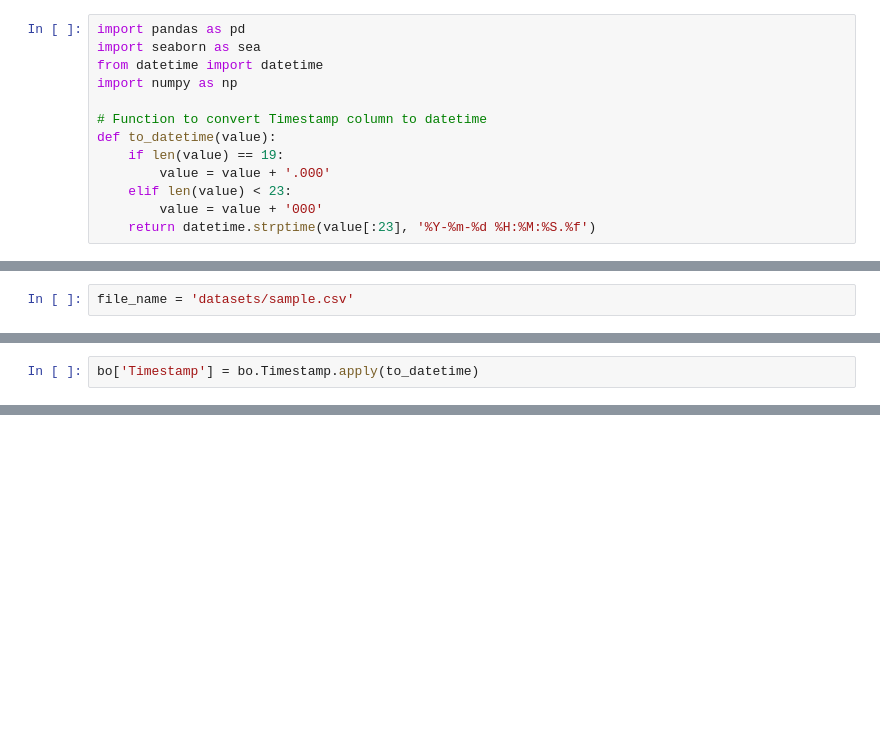
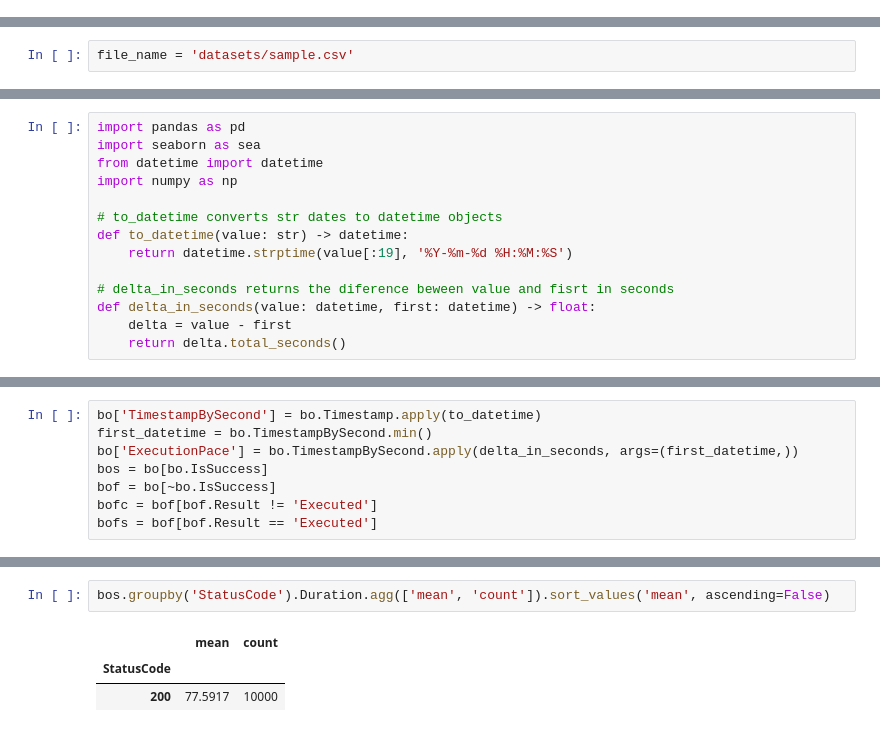
Before and after one commit to jjmrocha/beast-analytics, a Jupyter notebook: single-file.ipynb, the cells around one changed output, grey strips where cells are left out. Cells and saved outputs as stored; diff of their text form; blank space fills up the shorter version.

```diff
--- a/single-file.ipynb
+++ b/single-file.ipynb
@@ -1,13 +0,0 @@
-# %%
-import pandas as pd
-import seaborn as sea
-from datetime import datetime
-import numpy as np
-
-# Function to convert Timestamp column to datetime
-def to_datetime(value):
-    if len(value) == 19:
-        value = value + '.000'
-    elif len(value) < 23:
-        value = value + '000'
-    return datetime.strptime(value[:23], '%Y-%m-%d %H:%M:%S.%f')
@@ -15,0 +13,14 @@ file_name = 'datasets/sample.csv'
+# %%
+import pandas as pd
+import seaborn as sea
+from datetime import datetime
+import numpy as np
+
+# to_datetime converts str dates to datetime objects
+def to_datetime(value: str) -> datetime:
+    return datetime.strptime(value[:19], '%Y-%m-%d %H:%M:%S')
+
+# delta_in_seconds returns the diference beween value and fisrt in seconds
+def delta_in_seconds(value: datetime, first: datetime) -> float:
+    delta = value - first
+    return delta.total_seconds()
@@ -42,2 +67,0 @@ bo.sample(10)
-# %%
-bo['Timestamp'] = bo.Timestamp.apply(to_datetime)
@@ -76,0 +70,8 @@ TypeError: unsupported operand type(s) for *: 'Timestamp' and 'float'
+# %%
+bo['TimestampBySecond'] = bo.Timestamp.apply(to_datetime)
+first_datetime = bo.TimestampBySecond.min()
+bo['ExecutionPace'] = bo.TimestampBySecond.apply(delta_in_seconds, args=(first_datetime,))
+bos = bo[bo.IsSuccess]
+bof = bo[~bo.IsSuccess]
+bofc = bof[bof.Result != 'Executed']
+bofs = bof[bof.Result == 'Executed']
@@ -76,0 +97,6 @@ TypeError: unsupported operand type(s) for *: 'Timestamp' and 'float'
+# %%
+bos.groupby('StatusCode').Duration.agg(['mean', 'count']).sort_values('mean', ascending=False)
+# %% [output]
+|  | mean | count |
+| StatusCode |  |  |
+| 200 | 77.5917 | 10000 |
```
Also changed, not shown: parts of 21 cells of this notebook.
